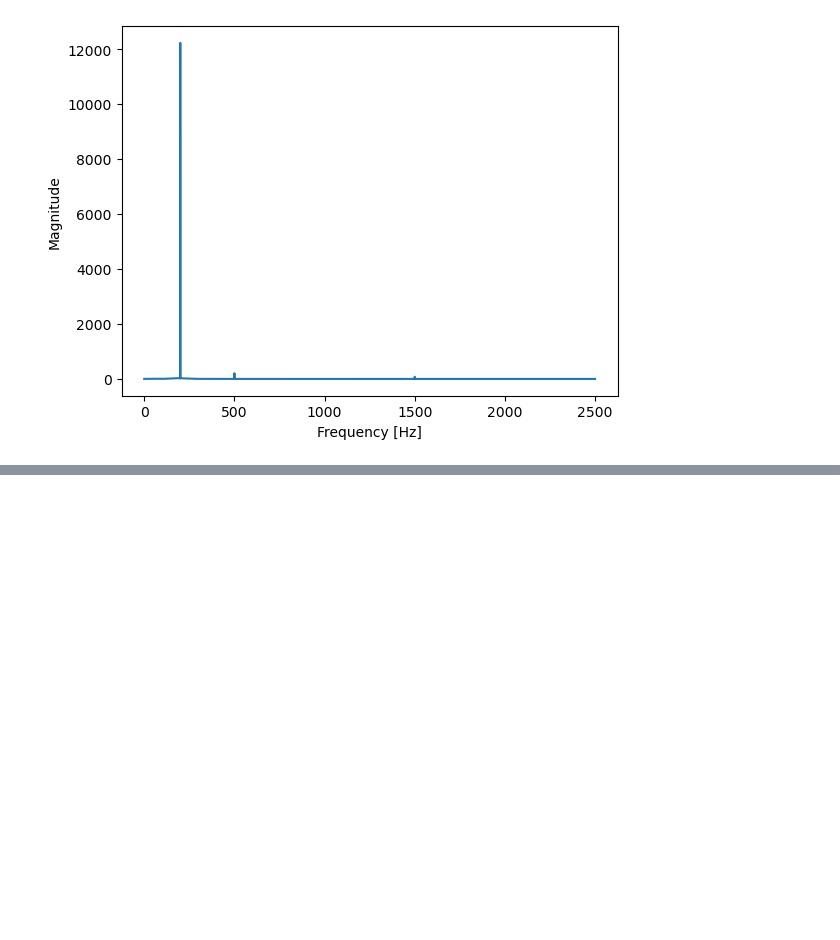
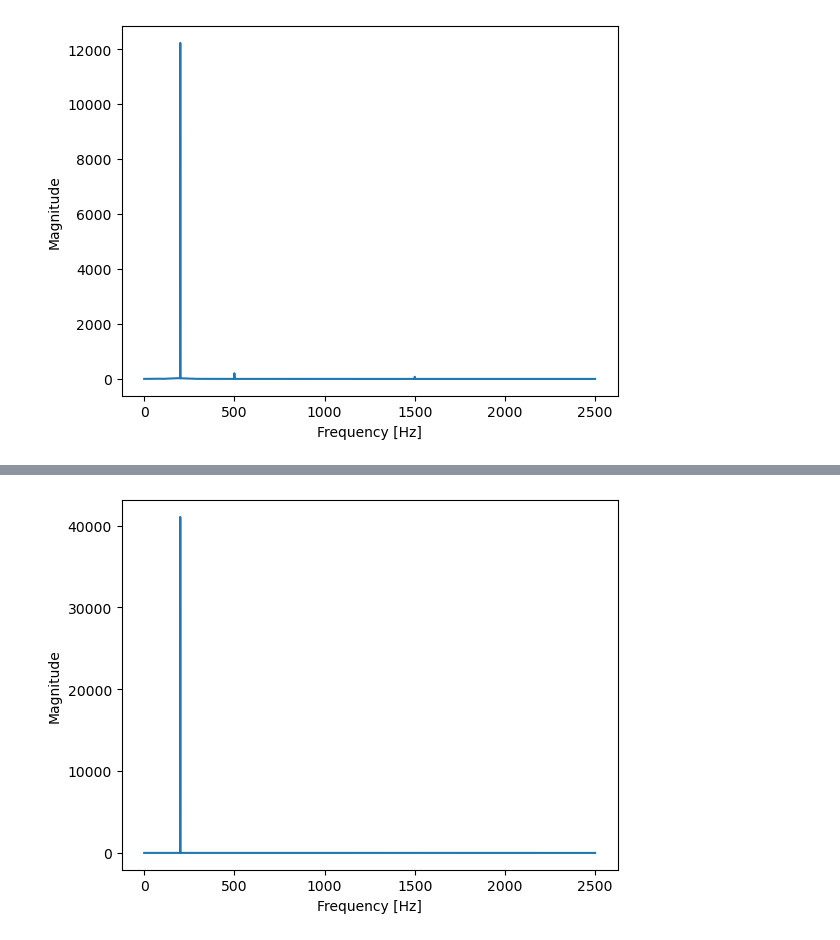
Before and after one commit to vitorfraga12/PDS-Exercicio-Computacional-2, a Jupyter notebook: Questao3.ipynb, the cells around one changed output, grey strips where cells are left out. Cells and saved outputs as stored; diff of their text form; code cells hidden in the pictures; blank space fills up the shorter version.

```diff
--- a/Questao3.ipynb
+++ b/Questao3.ipynb
@@ -41,0 +60,10 @@ plt.show()
+# %%
+bipsin_filtered_fft = np.fft.fft(bipsin_filtered)
+bipsin_filtered_fft = bipsin_filtered_fft[:len(bipsin_filtered_fft)//2]
+
+plt.plot(freqs, np.abs(bipsin_filtered_fft))
+plt.xlabel('Frequency [Hz]')
+plt.ylabel('Magnitude')
+plt.show()
+# %% [output]
+[figure, added]
```
Also changed, not shown: parts of 2 cells of this notebook, 3 other files.
